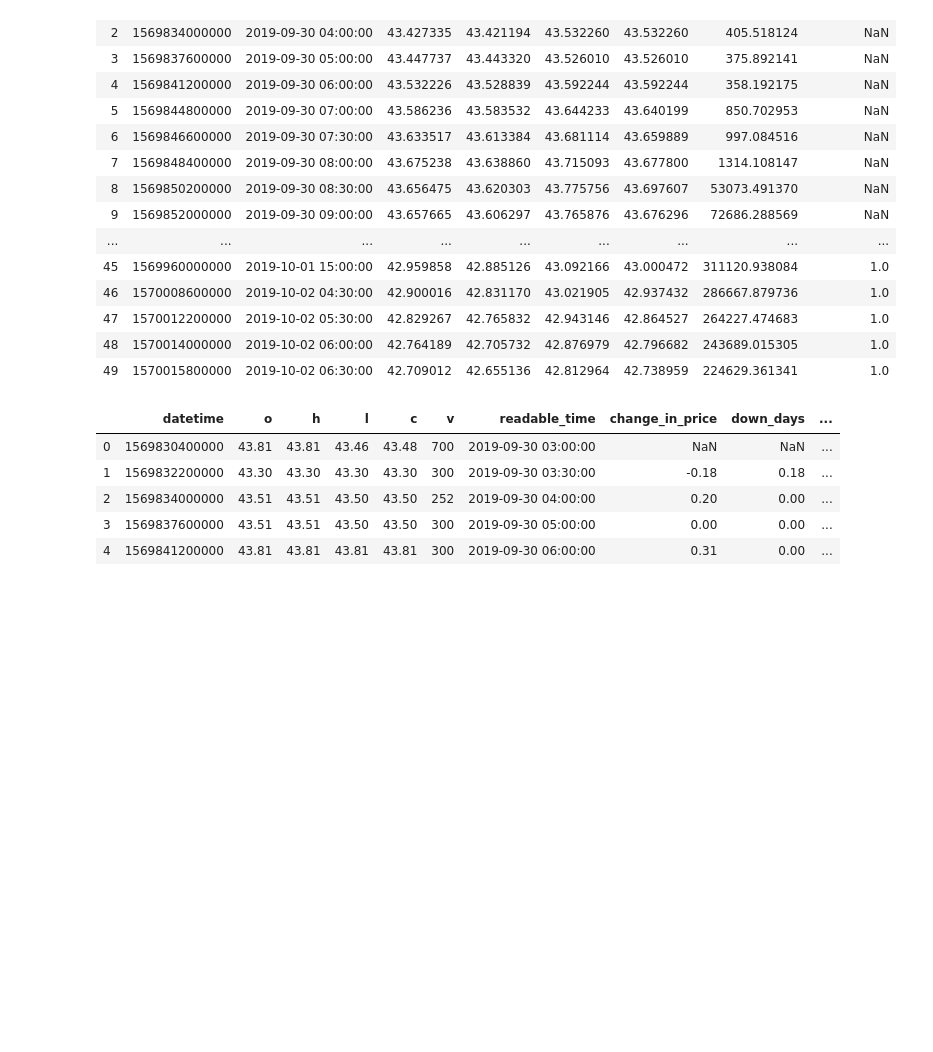
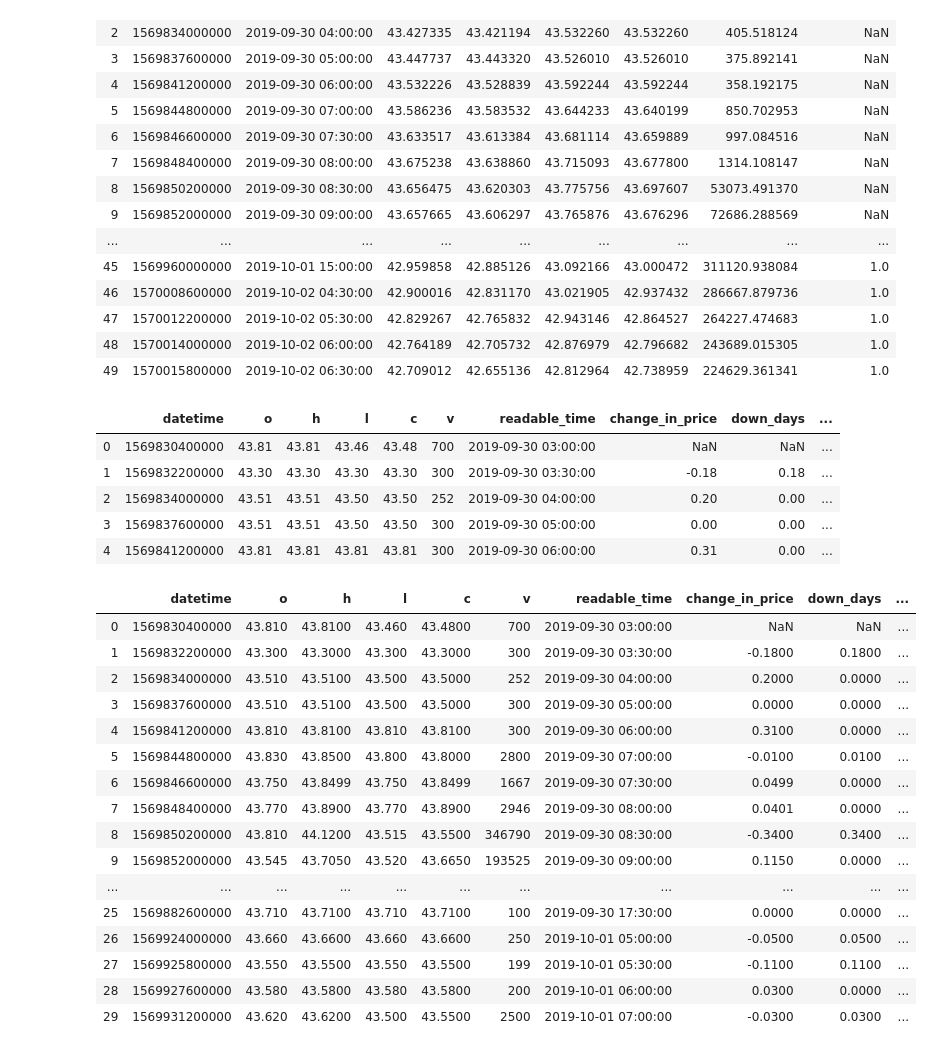
Before and after one commit to jbrown400/trader-bot, a Jupyter notebook: RandomForest.ipynb, the cells around one changed output. Cells and saved outputs as stored; diff of their text form; code cells hidden in the pictures; blank space fills up the shorter version.

```diff
--- a/RandomForest.ipynb
+++ b/RandomForest.ipynb
@@ -125,3 +125,40 @@ price_data.head()
 | 2 | 1569834000000 | 43.51 | 43.51 | 43.50 | 43.50 | 252 | 2019-09-30 04:00:00 | 0.20 | 0.00 | ... |
 | 3 | 1569837600000 | 43.51 | 43.51 | 43.50 | 43.50 | 300 | 2019-09-30 05:00:00 | 0.00 | 0.00 | ... |
 | 4 | 1569841200000 | 43.81 | 43.81 | 43.81 | 43.81 | 300 | 2019-09-30 06:00:00 | 0.31 | 0.00 | ... |
+# %%
+# Stochastic Oscillator
+
+n = 25
+
+low_25, high_25 = price_data[['datetime', 'l']].copy(), price_data[['datetime', 'h']].copy()
+
+low_25 = low_25['l'].transform(lambda x: x.rolling(window = n).min())
+high_25 = high_25['h'].transform(lambda x: x.rolling(window = n).max())
+
+# Calculate the Stochastic Oscillator
+k_percent = 100 * ((price_data['c'] - 14) / (high_25 - low_25))
+
+# Add the info to the data frame
+price_data['low_14'] = low_25
+price_data['high_14'] = high_25
+price_data['k_percent'] = k_percent
+
+price_data.head(30)
+# %% [output]
+|  | datetime | o | h | l | c | v | readable_time | change_in_price | down_days | ... |
+| 0 | 1569830400000 | 43.810 | 43.8100 | 43.460 | 43.4800 | 700 | 2019-09-30 03:00:00 | NaN | NaN | ... |
+| 1 | 1569832200000 | 43.300 | 43.3000 | 43.300 | 43.3000 | 300 | 2019-09-30 03:30:00 | -0.1800 | 0.1800 | ... |
+| 2 | 1569834000000 | 43.510 | 43.5100 | 43.500 | 43.5000 | 252 | 2019-09-30 04:00:00 | 0.2000 | 0.0000 | ... |
+| 3 | 1569837600000 | 43.510 | 43.5100 | 43.500 | 43.5000 | 300 | 2019-09-30 05:00:00 | 0.0000 | 0.0000 | ... |
+| 4 | 1569841200000 | 43.810 | 43.8100 | 43.810 | 43.8100 | 300 | 2019-09-30 06:00:00 | 0.3100 | 0.0000 | ... |
+| 5 | 1569844800000 | 43.830 | 43.8500 | 43.800 | 43.8000 | 2800 | 2019-09-30 07:00:00 | -0.0100 | 0.0100 | ... |
+| 6 | 1569846600000 | 43.750 | 43.8499 | 43.750 | 43.8499 | 1667 | 2019-09-30 07:30:00 | 0.0499 | 0.0000 | ... |
+| 7 | 1569848400000 | 43.770 | 43.8900 | 43.770 | 43.8900 | 2946 | 2019-09-30 08:00:00 | 0.0401 | 0.0000 | ... |
+| 8 | 1569850200000 | 43.810 | 44.1200 | 43.515 | 43.5500 | 346790 | 2019-09-30 08:30:00 | -0.3400 | 0.3400 | ... |
+| 9 | 1569852000000 | 43.545 | 43.7050 | 43.520 | 43.6650 | 193525 | 2019-09-30 09:00:00 | 0.1150 | 0.0000 | ... |
+| ... | ... | ... | ... | ... | ... | ... | ... | ... | ... | ... |
+| 25 | 1569882600000 | 43.710 | 43.7100 | 43.710 | 43.7100 | 100 | 2019-09-30 17:30:00 | 0.0000 | 0.0000 | ... |
+| 26 | 1569924000000 | 43.660 | 43.6600 | 43.660 | 43.6600 | 250 | 2019-10-01 05:00:00 | -0.0500 | 0.0500 | ... |
+| 27 | 1569925800000 | 43.550 | 43.5500 | 43.550 | 43.5500 | 199 | 2019-10-01 05:30:00 | -0.1100 | 0.1100 | ... |
+| 28 | 1569927600000 | 43.580 | 43.5800 | 43.580 | 43.5800 | 200 | 2019-10-01 06:00:00 | 0.0300 | 0.0000 | ... |
+| 29 | 1569931200000 | 43.620 | 43.6200 | 43.500 | 43.5500 | 2500 | 2019-10-01 07:00:00 | -0.0300 | 0.0300 | ... |
```
Also changed, not shown: parts of 2 cells of this notebook.
